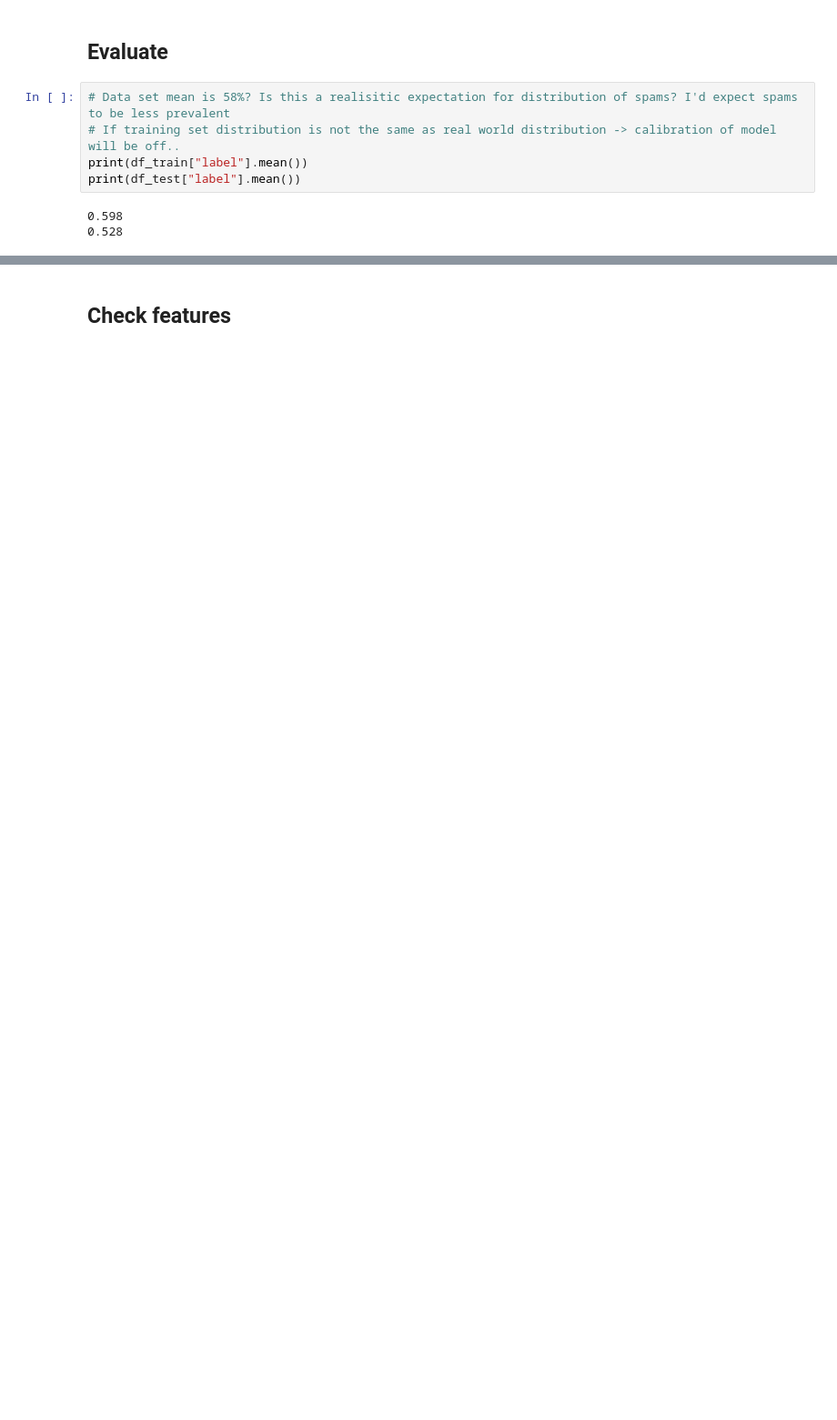
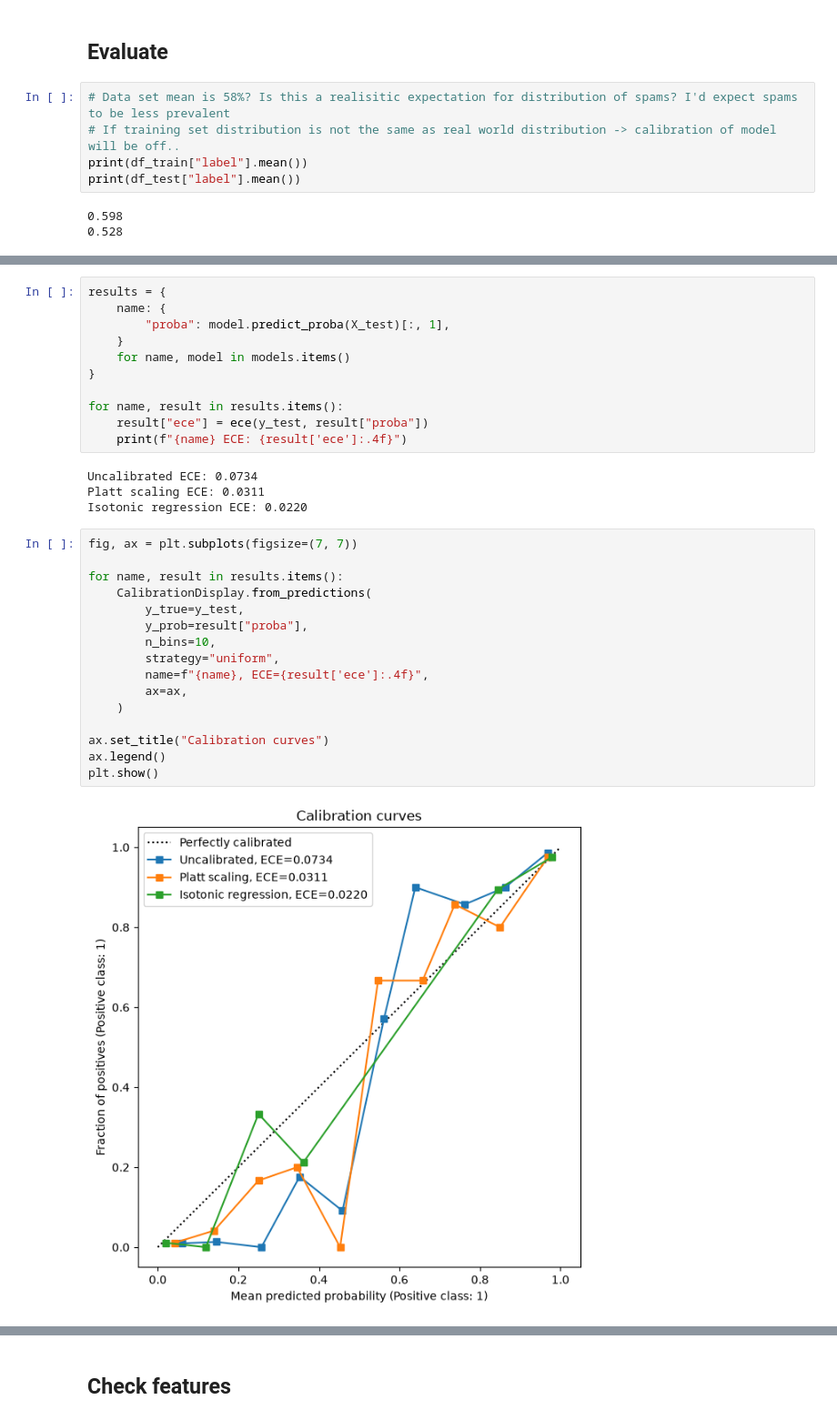
Before and after one commit to shengy90/depop_takehome_task, a Jupyter notebook: notebooks/sheng_solution.ipynb, the cells around one changed output, grey strips where cells are left out. Shown at 91% size. Cells and saved outputs as stored; diff of their text form; blank space fills up the shorter version.

Commit message:
Model calibration

```diff
--- a/notebooks/sheng_solution.ipynb
+++ b/notebooks/sheng_solution.ipynb
@@ -273,0 +383,33 @@ Test Accuracy: 87.20%
+# %%
+results = {
+    name: {
+        "proba": model.predict_proba(X_test)[:, 1],
+    }
+    for name, model in models.items()
+}
+
+for name, result in results.items():
+    result["ece"] = ece(y_test, result["proba"])
+    print(f"{name} ECE: {result['ece']:.4f}")
+# %% [output]
+Uncalibrated ECE: 0.0734
+Platt scaling ECE: 0.0311
+Isotonic regression ECE: 0.0220
+# %%
+fig, ax = plt.subplots(figsize=(7, 7))
+
+for name, result in results.items():
+    CalibrationDisplay.from_predictions(
+        y_true=y_test,
+        y_prob=result["proba"],
+        n_bins=10,
+        strategy="uniform",
+        name=f"{name}, ECE={result['ece']:.4f}",
+        ax=ax,
+    )
+
+ax.set_title("Calibration curves")
+ax.legend()
+plt.show()
+# %% [output]
+[figure, added]
```
Also changed, not shown: parts of 17 cells of this notebook, 2 other files.
